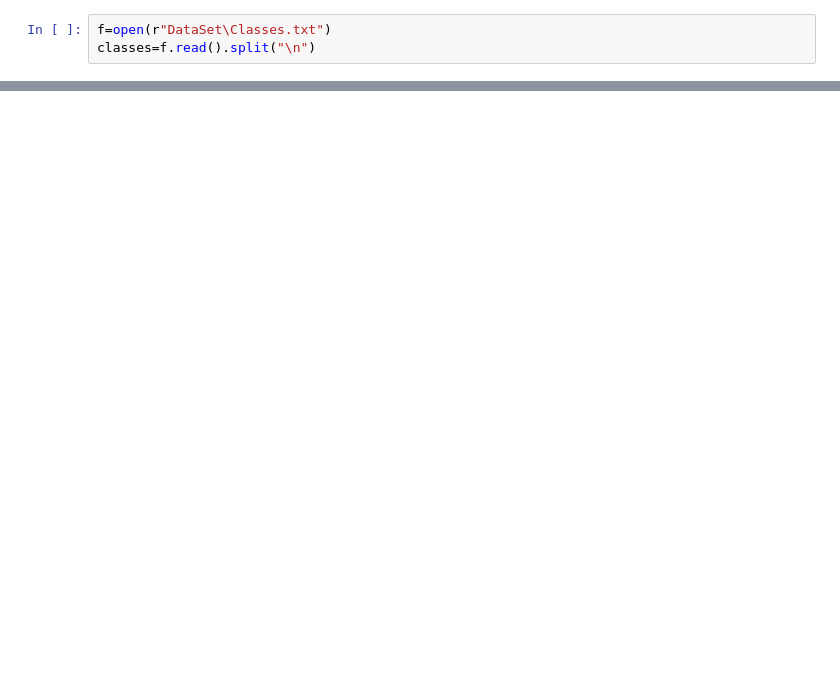
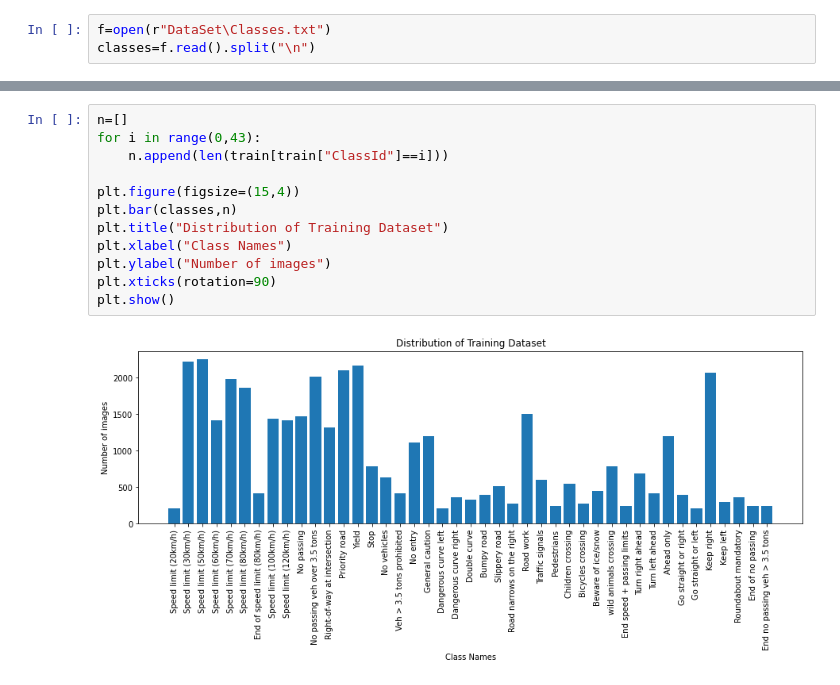
Before and after one commit to TheBlackCat22/Road-Sign-Detection-and-Classification, a Jupyter notebook: main.ipynb, the cells around one changed output, grey strips where cells are left out. Saved outputs shown, nothing was run; the diff lists cells and outputs as text; blank space fills up the shorter version.

```diff
--- a/main.ipynb
+++ b/main.ipynb
@@ -38,0 +42,14 @@ plt.show()
+# %%
+n=[]
+for i in range(0,43):
+    n.append(len(train[train["ClassId"]==i]))
+
+plt.figure(figsize=(15,4))
+plt.bar(classes,n)
+plt.title("Distribution of Training Dataset")
+plt.xlabel("Class Names")
+plt.ylabel("Number of images")
+plt.xticks(rotation=90)
+plt.show()
+# %% [output]
+[figure, added]
```
Also changed, not shown: parts of 4 cells of this notebook.
